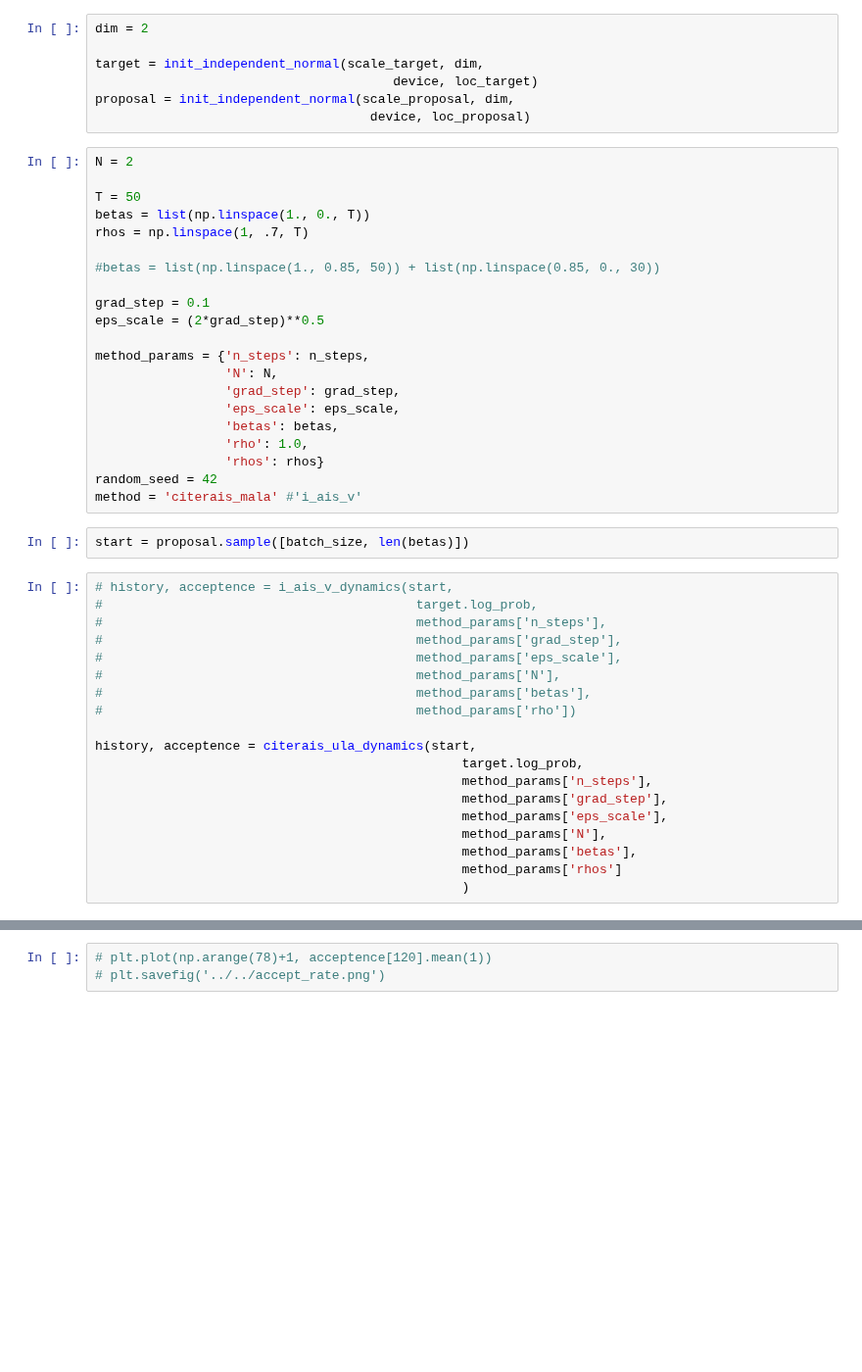
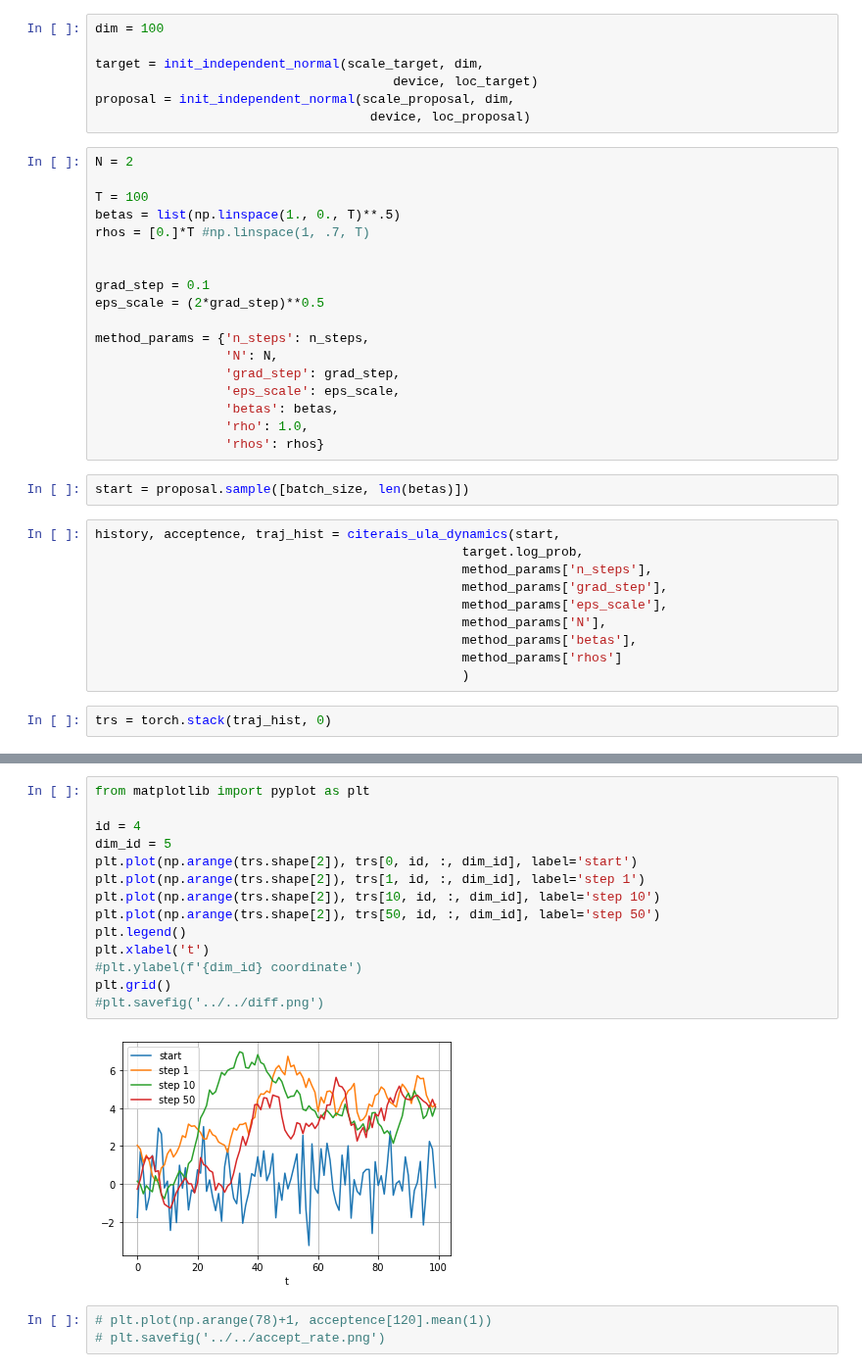
Before and after one commit to premolab/gans_sampling, a Jupyter notebook: notebooks/testing_stuff.ipynb, the cells around one changed output, grey strips where cells are left out. Shown at 98% size. Drawn from its saved outputs; the diff is of its cells as text; blank space fills up the shorter version.

Commit message:
debug citerais_ula

```diff
--- a/notebooks/testing_stuff.ipynb
+++ b/notebooks/testing_stuff.ipynb
@@ -168,5 +60,5 @@ n_steps = 300
 # %%
-dim = 2
+dim = 100
 
 target = init_independent_normal(scale_target, dim,
                                        device, loc_target)
@@ -175,11 +67,10 @@ proposal = init_independent_normal(scale_proposal, dim,
 # %%
 N = 2
 
-T = 50
-betas = list(np.linspace(1., 0., T))
-rhos = np.linspace(1, .7, T)
+T = 100
+betas = list(np.linspace(1., 0., T)**.5)
+rhos = [0.]*T #np.linspace(1, .7, T)
 
-#betas = list(np.linspace(1., 0.85, 50)) + list(np.linspace(0.85, 0., 30))
 
 grad_step = 0.1
 eps_scale = (2*grad_step)**0.5
@@ -191,21 +82,10 @@ method_params = {'n_steps': n_steps,
                  'betas': betas,
                  'rho': 1.0,
                  'rhos': rhos}
-random_seed = 42
-method = 'citerais_mala' #'i_ais_v'
 # %%
 start = proposal.sample([batch_size, len(betas)])
 # %%
-# history, acceptence = i_ais_v_dynamics(start,
-#                                         target.log_prob,
-#                                         method_params['n_steps'],
-#                                         method_params['grad_step'],
-#                                         method_params['eps_scale'],
-#                                         method_params['N'],
-#                                         method_params['betas'],
-#                                         method_params['rho'])
-
-history, acceptence = citerais_ula_dynamics(start,
+history, acceptence, traj_hist = citerais_ula_dynamics(start,
                                                 target.log_prob,
                                                 method_params['n_steps'],
                                                 method_params['grad_step'],
@@ -214,3 +94,5 @@ history, acceptence = citerais_ula_dynamics(start,
                                                 method_params['betas'],
                                                 method_params['rhos']
                                                 )
+# %%
+trs = torch.stack(traj_hist, 0)
@@ -217,3 +103,19 @@ history, acceptence = citerais_ula_dynamics(start,
+# %%
+from matplotlib import pyplot as plt
+
+id = 4
+dim_id = 5
+plt.plot(np.arange(trs.shape[2]), trs[0, id, :, dim_id], label='start')
+plt.plot(np.arange(trs.shape[2]), trs[1, id, :, dim_id], label='step 1')
+plt.plot(np.arange(trs.shape[2]), trs[10, id, :, dim_id], label='step 10')
+plt.plot(np.arange(trs.shape[2]), trs[50, id, :, dim_id], label='step 50')
+plt.legend()
+plt.xlabel('t')
+#plt.ylabel(f'{dim_id} coordinate')
+plt.grid()
+#plt.savefig('../../diff.png')
+# %% [output]
+[figure, added]
 # %%
 # plt.plot(np.arange(78)+1, acceptence[120].mean(1))
 # plt.savefig('../../accept_rate.png')
```
Also changed, not shown: parts of 30 cells of this notebook, 2 other files.
